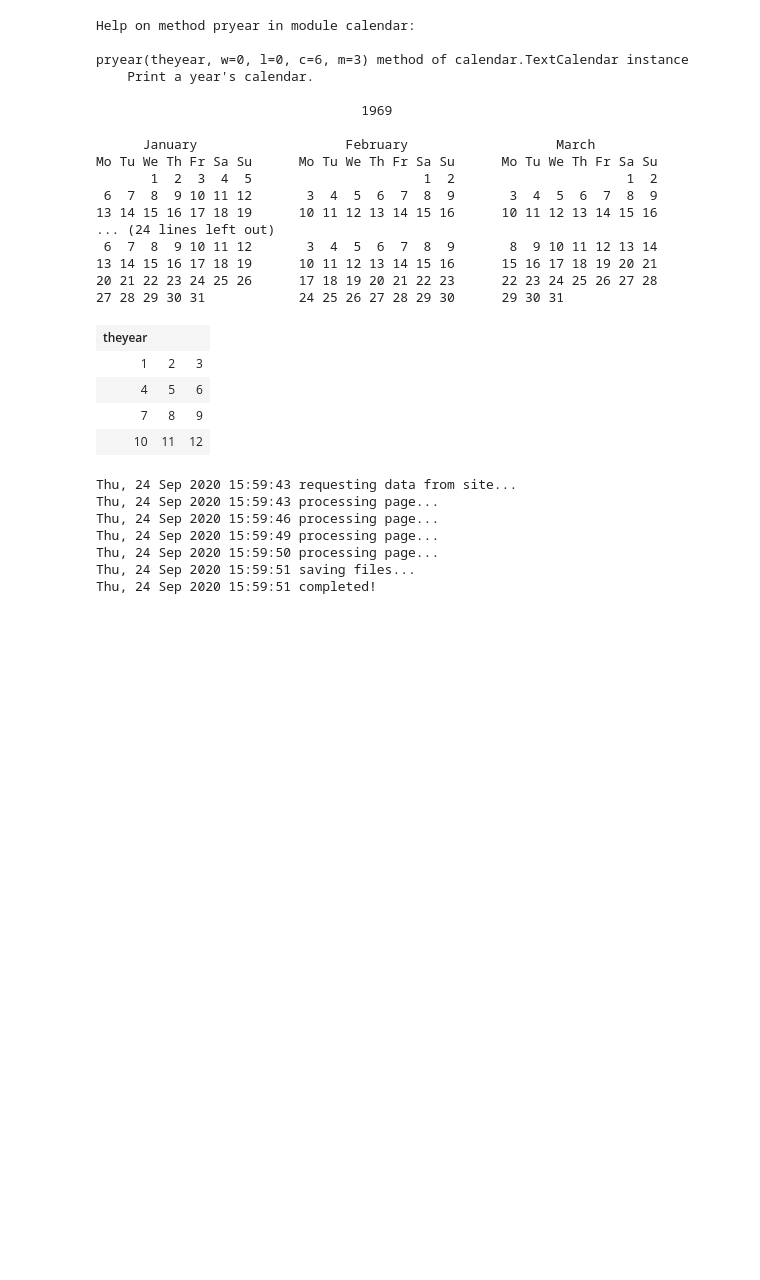
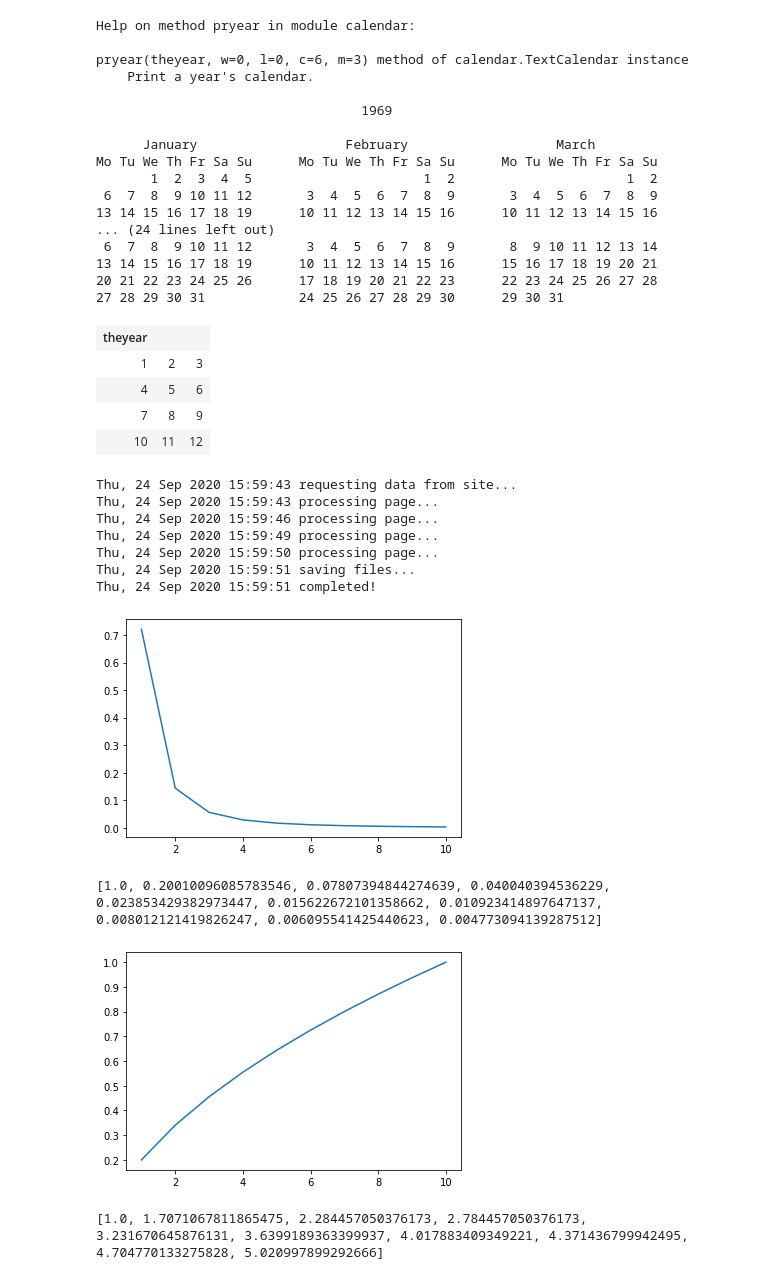
Before and after one commit to Unilmalas/TextAI, a Jupyter notebook: snippets 38.ipynb, the cells around one changed output. Drawn from its saved outputs; the diff is of its cells as text; code cells hidden in the pictures; blank space fills up the shorter version.

```diff
--- a/snippets 38.ipynb
+++ b/snippets 38.ipynb
@@ -986,3 +986,39 @@ Thu, 24 Sep 2020 15:59:49 processing page...
 Thu, 24 Sep 2020 15:59:50 processing page...
 Thu, 24 Sep 2020 15:59:51 saving files...
 Thu, 24 Sep 2020 15:59:51 completed!
+# %%
+import math
+import matplotlib.pyplot as plt
+# Zipf's law
+
+def zipf(k, s, N):
+    '''Zipf s distribution'''
+    return 1/(k**s * sum([1/n**s for n in range(1,N+1)]))
+
+def main():
+    #print(zipf(1, 1.1, 10))
+    x, y = [], []
+    for k in range(1,11):
+        x.append(k)
+        y.append(zipf(k, 2.3212, 10)) # almost 80/20
+    plt.plot(x, y)
+    plt.show()
+    print([yi/y[0] for yi in y])
+    x, y = [], []
+    for k in range(1,11):
+        x.append(k)
+        if k>1:
+            y.append(y[k-2] + zipf(k, 0.5, 10)) # Price's law
+        else:
+            y.append(zipf(k, 0.5, 10))
+    plt.plot(x, y)
+    plt.show()
+    print([yi/y[0] for yi in y])
+
+if __name__=="__main__":
+    main()
+# %% [output]
+[figure, added]
+[1.0, 0.20010096085783546, 0.07807394844274639, 0.040040394536229, 0.023853429382973447, 0.015622672101358662, 0.010923414897647137, 0.008012121419826247, 0.006095541425440623, 0.004773094139287512]
+[figure, added]
+[1.0, 1.7071067811865475, 2.284457050376173, 2.784457050376173, 3.231670645876131, 3.6399189363399937, 4.017883409349221, 4.371436799942495, 4.704770133275828, 5.020997899292666]
```
Also changed, not shown: parts of 3 cells of this notebook.
